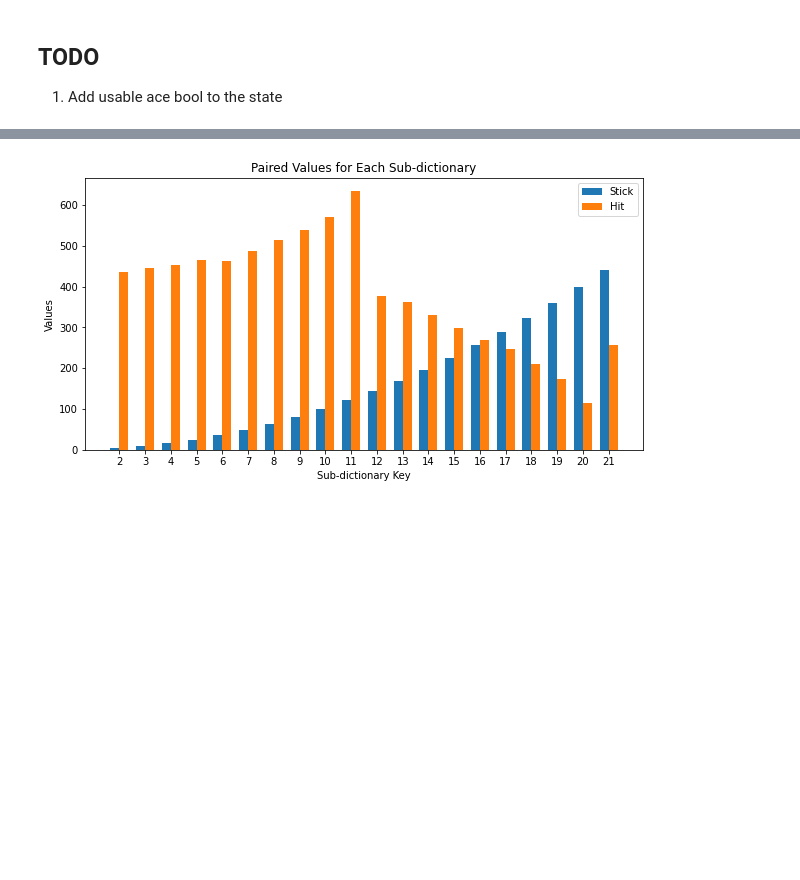
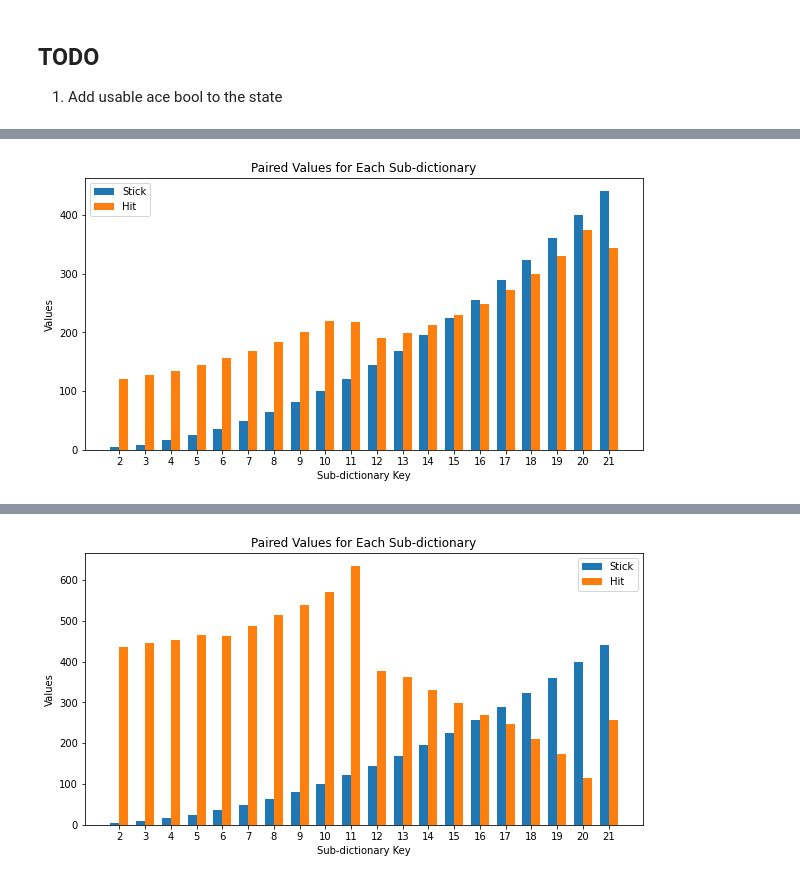
Before and after one commit to artemi8/RL-black-jack, a Jupyter notebook: Black-Jack-Monte-Carlo-ES.ipynb, the cells around one changed output, grey strips where cells are left out. Drawn from its saved outputs; the diff is of its cells as text; code cells hidden in the pictures; blank space fills up the shorter version.

```diff
--- a/Black-Jack-Monte-Carlo-ES.ipynb
+++ b/Black-Jack-Monte-Carlo-ES.ipynb
@@ -142,0 +189,4 @@ if not hand_complete:
+# %%
+plot_Q_values(agent_v1.Q)
+# %% [output]
+[figure, added]
```
Also changed, not shown: parts of 10 cells of this notebook, 12 other files.
